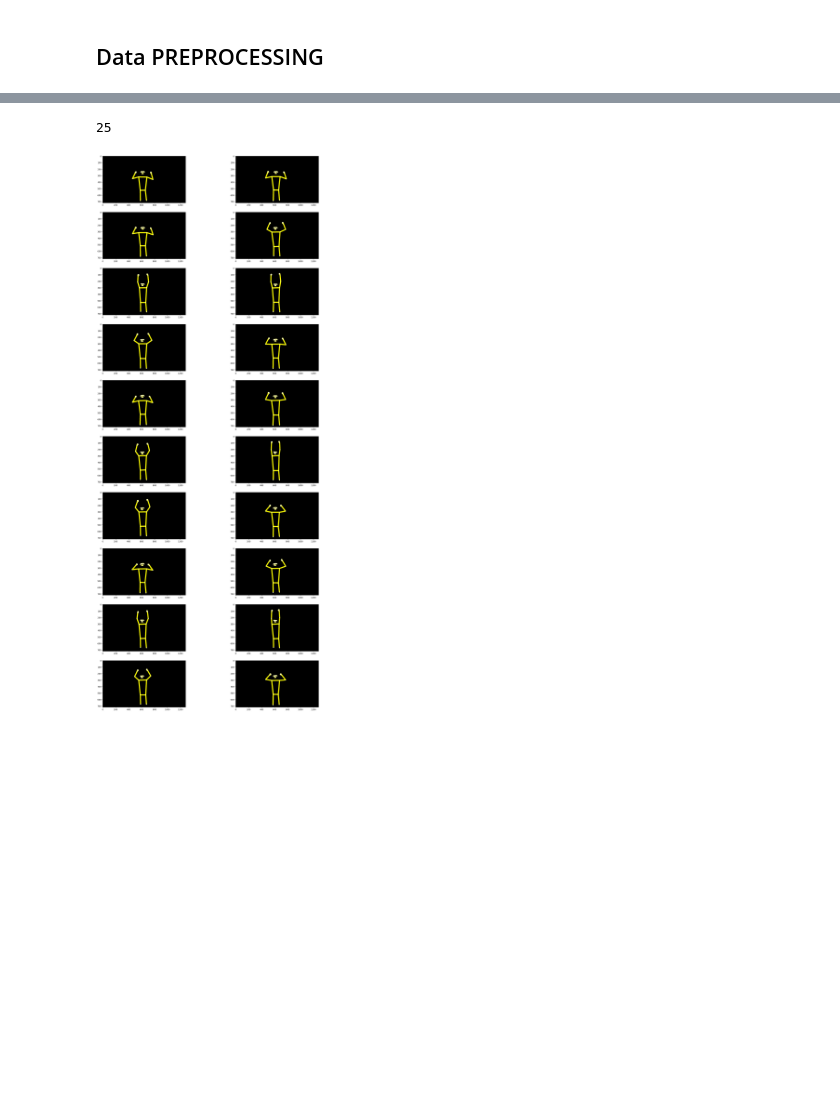
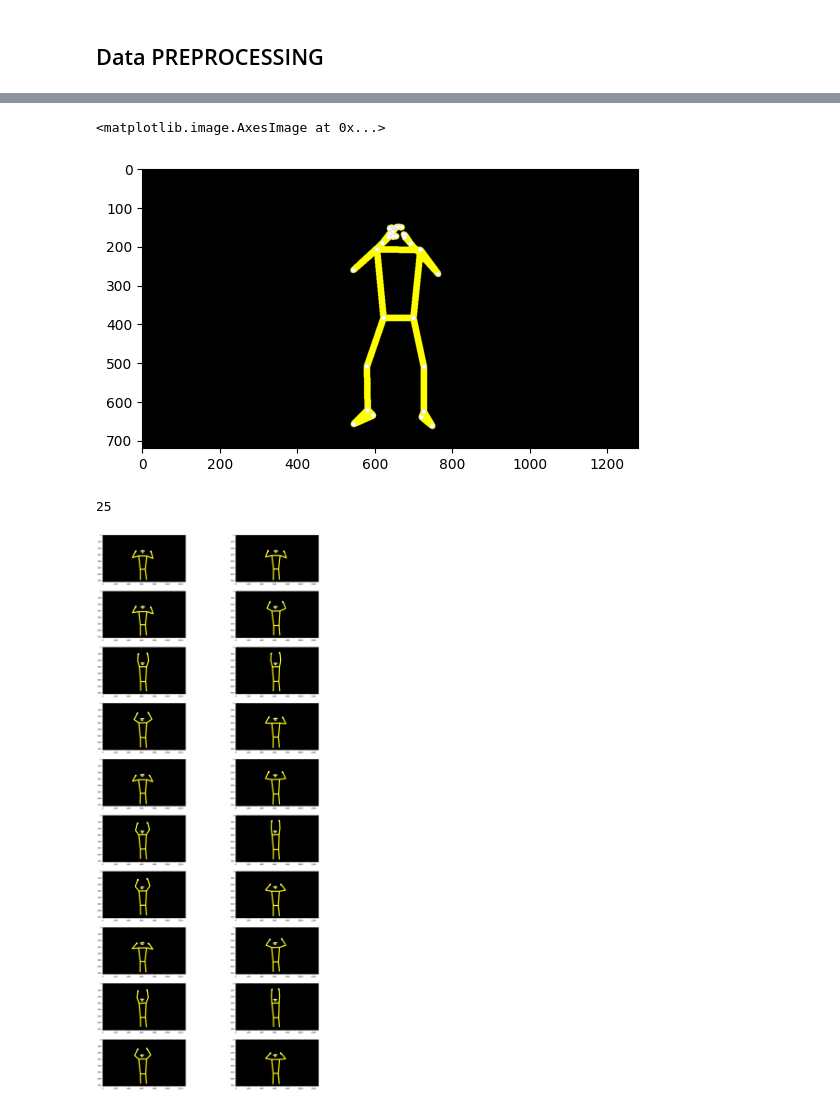
Before and after one commit to bhaveshd17/AiFit, a Jupyter notebook: AiFit Model/AiFit_Data_Preprocessing.ipynb, the cells around one changed output, grey strips where cells are left out. Drawn from its saved outputs; the diff is of its cells as text; code cells hidden in the pictures; blank space fills up the shorter version.

```diff
--- a/AiFit Model/AiFit_Data_Preprocessing.ipynb
+++ b/AiFit Model/AiFit_Data_Preprocessing.ipynb
@@ -215,3 +222,8 @@ frame = frames_extraction("C:/Users/bhave/Downloads/19.mp4")
+# %%
+plt.imshow(b)
+# %% [output]
+<matplotlib.image.AxesImage at 0x...>
+[figure, added]
 # %%
 len(frame)
 # %% [output]
```
Also changed, not shown: parts of 2 cells of this notebook, 31 other files.
